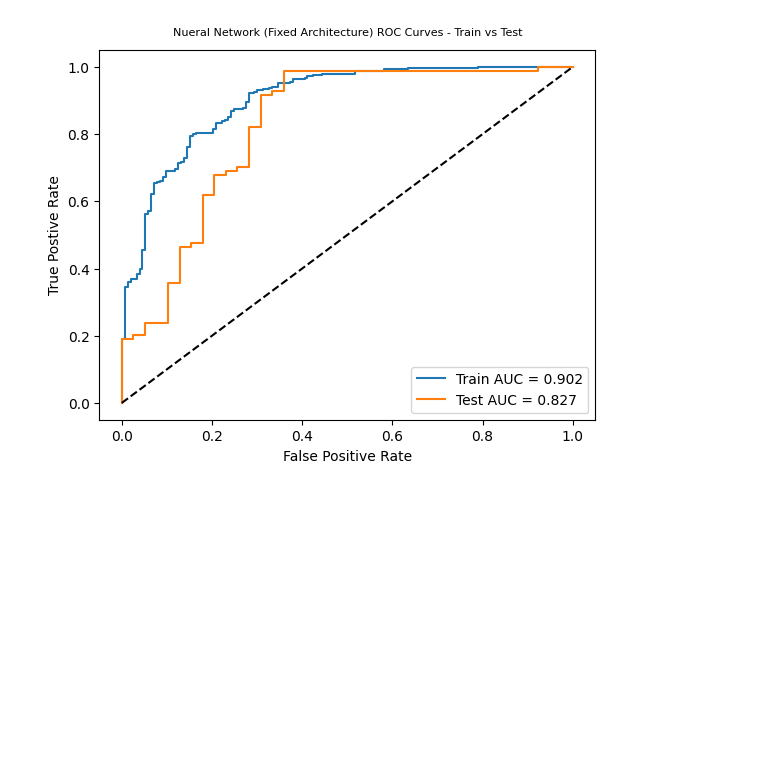
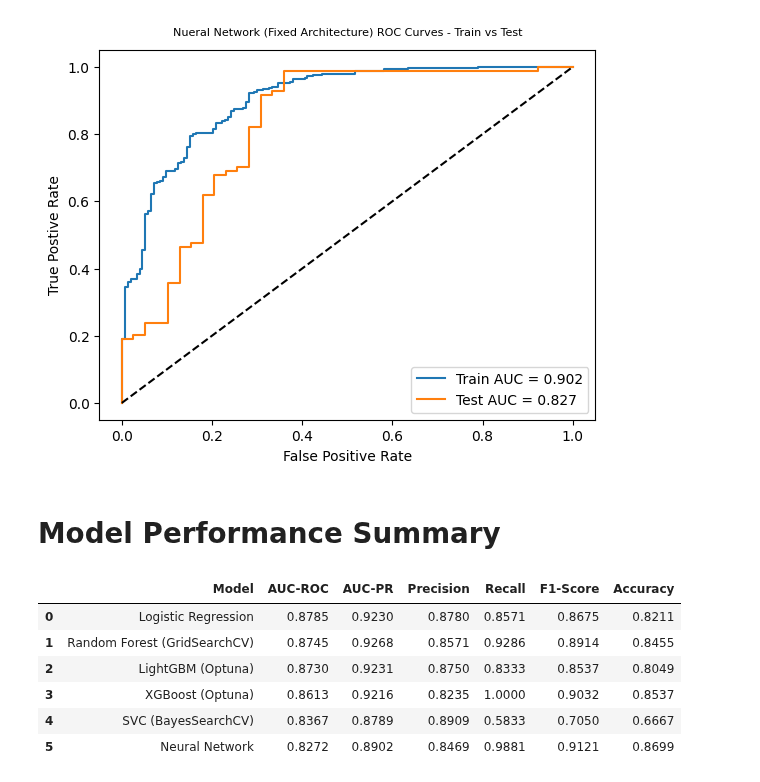
Before and after one commit to tshihab07/Intelligent-Loan-Approval-Prediction-System, a Jupyter notebook: notebookes/modeling.ipynb, the cells around one changed output. Saved outputs shown, nothing was run; the diff lists cells and outputs as text; code cells hidden in the pictures; blank space fills up the shorter version.

Commit message:
feat(evaluation): add test set performance summary without cross-validation

```diff
--- a/notebookes/modeling.ipynb
+++ b/notebookes/modeling.ipynb
@@ -964,3 +964,19 @@ plt.legend()
 plt.show()
 # %% [output]
 [figure]
+# %% [markdown]
+# Model Performance Summary
+# %%
+# Model performance on test set without Cross Validation
+performance_df = pd.DataFrame(performance)
+performance_df = performance_df.sort_values(by='AUC-ROC', ascending=False).reset_index(drop=True).round(4)
+# %%
+performance_df
+# %% [output]
+|  | Model | AUC-ROC | AUC-PR | Precision | Recall | F1-Score | Accuracy |
+| 0 | Logistic Regression | 0.8785 | 0.9230 | 0.8780 | 0.8571 | 0.8675 | 0.8211 |
+| 1 | Random Forest (GridSearchCV) | 0.8745 | 0.9268 | 0.8571 | 0.9286 | 0.8914 | 0.8455 |
+| 2 | LightGBM (Optuna) | 0.8730 | 0.9231 | 0.8750 | 0.8333 | 0.8537 | 0.8049 |
+| 3 | XGBoost (Optuna) | 0.8613 | 0.9216 | 0.8235 | 1.0000 | 0.9032 | 0.8537 |
+| 4 | SVC (BayesSearchCV) | 0.8367 | 0.8789 | 0.8909 | 0.5833 | 0.7050 | 0.6667 |
+| 5 | Neural Network | 0.8272 | 0.8902 | 0.8469 | 0.9881 | 0.9121 | 0.8699 |
```
Also changed, not shown: parts of 4 cells of this notebook.
